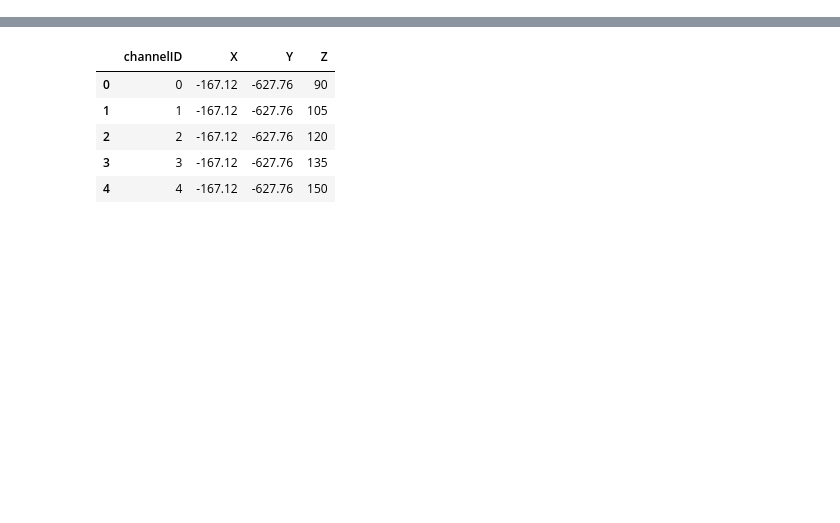
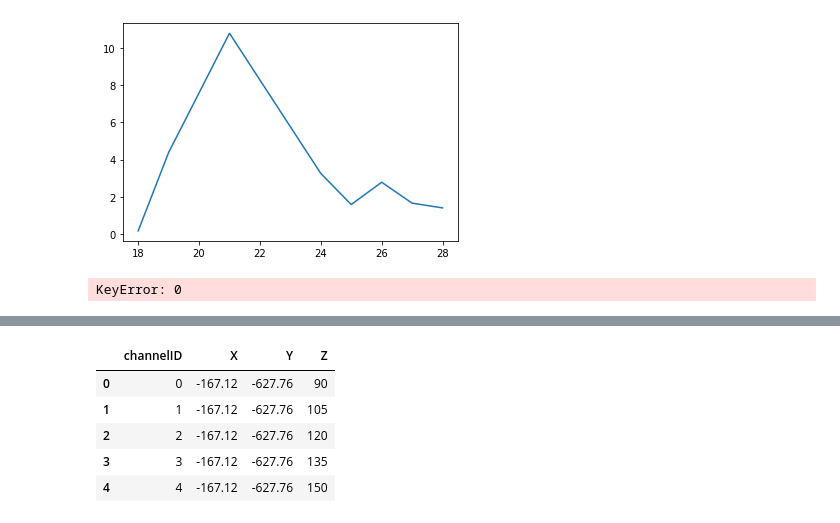
Before and after one commit to gvd-irkutsk/main, a Jupyter notebook: BSS2022/Reco in B-GVD.ipynb, the cells around one changed output, grey strips where cells are left out. Cells and saved outputs as stored; diff of their text form; code cells hidden in the pictures; blank space fills up the shorter version.

```diff
--- a/BSS2022/Reco in B-GVD.ipynb
+++ b/BSS2022/Reco in B-GVD.ipynb
@@ -16,0 +22,6 @@ data_masked.head()
+# %%
+plt.plot(data_masked.amplitude)
+plt.show()
+# %% [output]
+[figure, added]
+KeyError: 0
```
Also changed, not shown: parts of 9 cells of this notebook, 1 other file.
